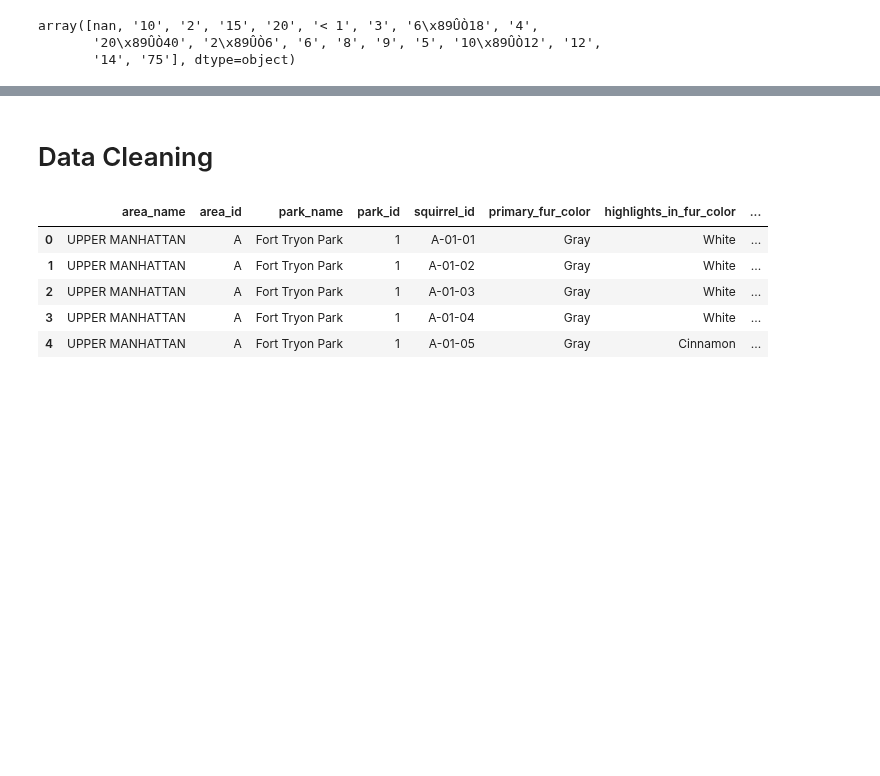
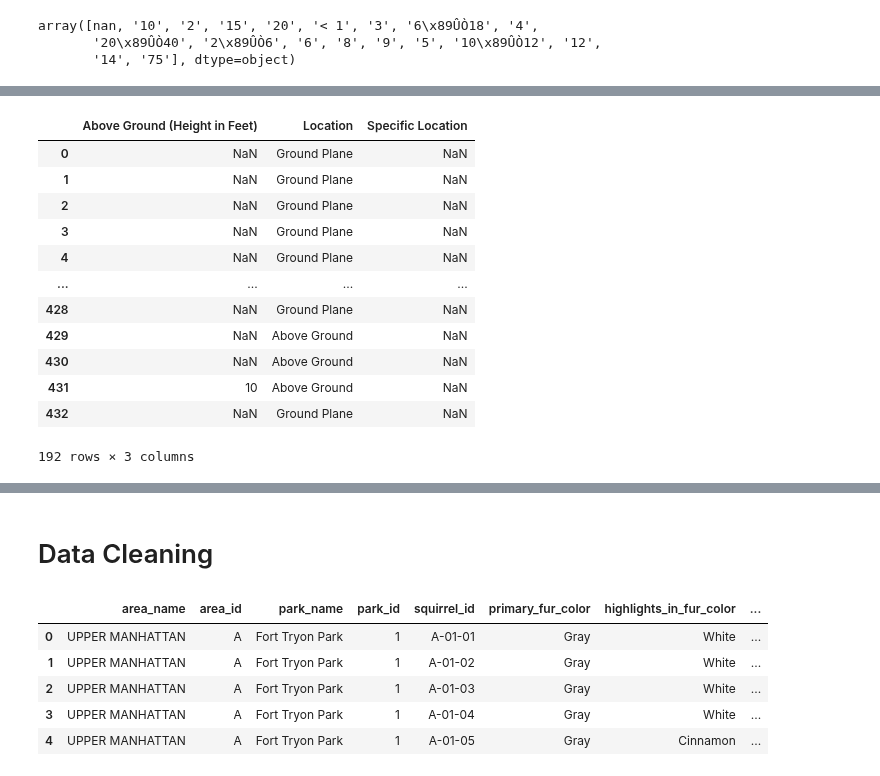
Before and after one commit to alyssahondrade/we-the-new-york-city-squirrels, a Jupyter notebook: squirrel_exploration.ipynb, the cells around one changed output, grey strips where cells are left out. Cells and saved outputs as stored; diff of their text form; code cells hidden in the pictures; blank space fills up the shorter version.

```diff
--- a/squirrel_exploration.ipynb
+++ b/squirrel_exploration.ipynb
@@ -204,0 +319,17 @@ for character in decoded_text:
+# %%
+s2020_nonull[["Above Ground (Height in Feet)", "Location", "Specific Location"]]
+# IDEA: if "ground plane", above_ground = 0
+# %% [output]
+|  | Above Ground (Height in Feet) | Location | Specific Location |
+| 0 | NaN | Ground Plane | NaN |
+| 1 | NaN | Ground Plane | NaN |
+| 2 | NaN | Ground Plane | NaN |
+| 3 | NaN | Ground Plane | NaN |
+| 4 | NaN | Ground Plane | NaN |
+| ... | ... | ... | ... |
+| 428 | NaN | Ground Plane | NaN |
+| 429 | NaN | Above Ground | NaN |
+| 430 | NaN | Above Ground | NaN |
+| 431 | 10 | Above Ground | NaN |
+| 432 | NaN | Ground Plane | NaN |
+192 rows × 3 columns
```
Also changed, not shown: parts of 25 cells of this notebook.
